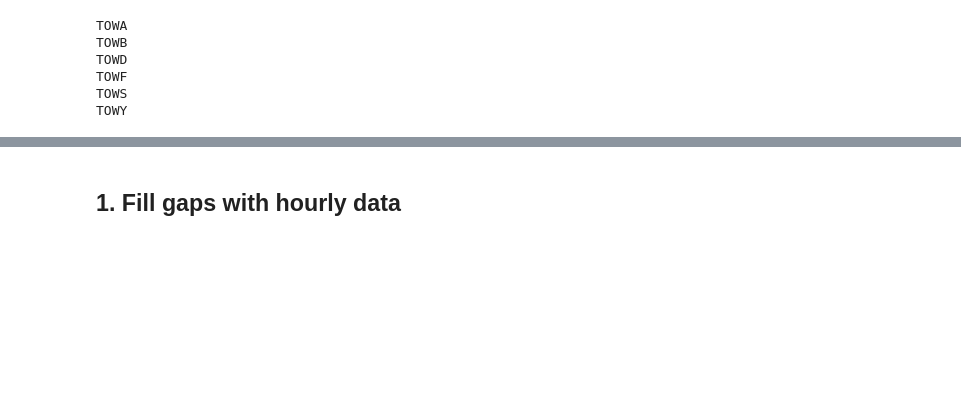
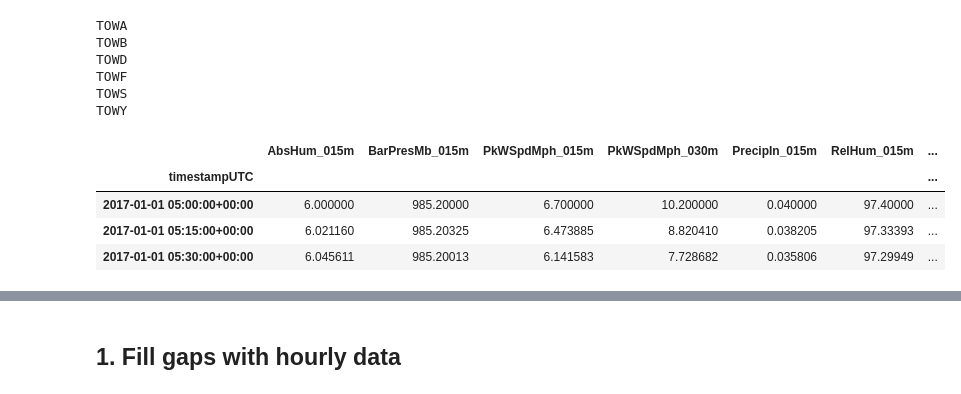
Before and after one commit to msteckle/orr_met_data_processing, a Jupyter notebook: notebooks/03_gap_filling.ipynb, the cells around one changed output, grey strips where cells are left out. Drawn from its saved outputs; the diff is of its cells as text; code cells hidden in the pictures; blank space fills up the shorter version.

```diff
--- a/notebooks/03_gap_filling.ipynb
+++ b/notebooks/03_gap_filling.ipynb
@@ -47,3 +45,11 @@ TOWD
 TOWF
 TOWS
 TOWY
+# %%
+tower_dfs_60m[0].head(3)
+# %% [output]
+|  | AbsHum_015m | BarPresMb_015m | PkWSpdMph_015m | PkWSpdMph_030m | PrecipIn_015m | RelHum_015m | ... |
+| timestampUTC |  |  |  |  |  |  | ... |
+| 2017-01-01 05:00:00+00:00 | 6.000000 | 985.20000 | 6.700000 | 10.200000 | 0.040000 | 97.40000 | ... |
+| 2017-01-01 05:15:00+00:00 | 6.021160 | 985.20325 | 6.473885 | 8.820410 | 0.038205 | 97.33393 | ... |
+| 2017-01-01 05:30:00+00:00 | 6.045611 | 985.20013 | 6.141583 | 7.728682 | 0.035806 | 97.29949 | ... |
```
Also changed, not shown: parts of 16 cells of this notebook, 4 other files.
